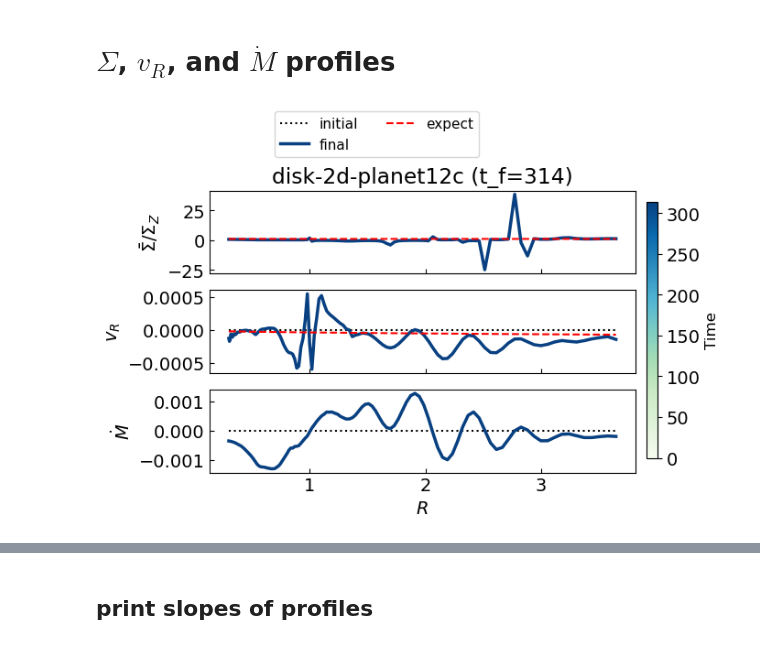
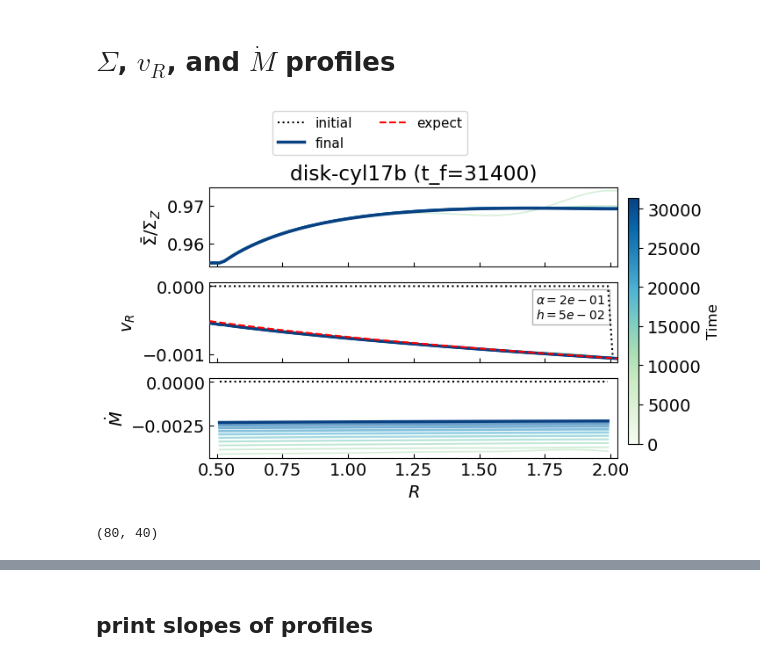
Before and after one commit to Jupiter1994/athena-warps, a Jupyter notebook: warped-disks/jiarus_diagnosis_2d.ipynb, the cells around one changed output, grey strips where cells are left out. Saved outputs shown, nothing was run; the diff lists cells and outputs as text; code cells hidden in the pictures.

```diff
--- a/warped-disks/jiarus_diagnosis_2d.ipynb
+++ b/warped-disks/jiarus_diagnosis_2d.ipynb
@@ -14,8 +14,8 @@ import athena_read
 import glob
 # %%
 ## Snapshots registration
-sim_name = 'disk-2d-planet12c'
-#sim_name = 'disk-cyl16'
+#sim_name = 'disk-2d-planet16'
+sim_name = 'disk-cyl17b'
 # sim_name = 'disk-jiaru9'
 path = '/scratch/phn2956/' + sim_name + '/'
 #path = '/scratch/phn2956/disk_2d_viscous_gap/'
@@ -24,7 +24,9 @@ snapshot_list = sorted(glob.glob(path+'disk.out1.*.athdf'))
 snapshot_list_uov = sorted(glob.glob(path+'disk.out4.*.athdf'))
 print("Number of snapshots:", len(snapshot_list))
 
-alpha = 1.e-2 # 1.e-2 # 0.004 # 0.2
+alpha = 0.2 # 5.e-2 # 1.e-2 # 0.004 # 0.2
 cs = 0.05 # 0.05 # 0.1
+Mp = 1e-3
+b = 0.05
 # nu = 1e-5 # kinematic viscosity
 # %% [output]
@@ -173,8 +203,9 @@ axs.legend(
 # %%
 ## Plot density, v_r, and Mdot
 
-snapshot_plot = snapshot_list[0:2:1]
-snapshot_plot_uov = snapshot_list_uov[0:2:1]
+inds = slice(0,101,10)
+snapshot_plot = snapshot_list[inds]
+snapshot_plot_uov = snapshot_list_uov[inds]
 
 ## NOTE: I think the color scaling is wrong when the first snapshot isn't i=0, but it's a minor point
 norm   = mcolors.PowerNorm(gamma=1.5, vmin=0, vmax=len(snapshot_plot)-1)
@@ -184,8 +215,13 @@ fig,axs = plt.subplots(3,1, figsize=(6,4),sharex=True,sharey=False)
 
 for i, (ath_frame, uov_frame) in enumerate(zip(snapshot_plot, snapshot_plot_uov)):
 
-    ath_data  = athena_read.athdf(ath_frame)#,num_ghost=0,quantities=["rho", "vel1"])
-    uov_data  = athena_read.athdf(uov_frame)#,num_ghost=0)
+    use_ghost_zones = True
+    if use_ghost_zones:
+        ath_data  = athena_read.athdf(ath_frame,num_ghost=2,quantities=["rho", "vel1"])
+        uov_data  = athena_read.athdf(uov_frame,num_ghost=0)
+    else:
+        ath_data  = athena_read.athdf(ath_frame)
+        uov_data  = athena_read.athdf(uov_frame)
     t_sim = ath_data['Time']
     #print('loading snapshot at t= %5.1f'%t_sim)
 
@@ -207,18 +243,27 @@ for i, (ath_frame, uov_frame) in enumerate(zip(snapshot_plot, snapshot_plot_uov)
     den = np.reshape(den, (N_R,N_phi))
     # Mdot at the cell's left face (in the R direction)
     Mdot_lf = np.swapaxes(uov_data['user_out_var0'],0,2)
-    Mdot_lf = np.reshape(Mdot_lf, (N_R,N_phi))
+    if use_ghost_zones:
+        Mdot_lf = np.reshape(Mdot_lf, (N_R-4,N_phi-4))
+    else:
+        Mdot_lf = np.reshape(Mdot_lf, (N_R,N_phi))
 
     ## \bar(Sigma) = azimuthally-averaged Sigma/"den", or
     ## \bar(Sigma)(R') = (1/2pi) * \int Sigma(R=R',phi) dphi
     Sigma_integrand = den*rad_2d*d_phi
-    Sigma_avg = np.sum(Sigma_integrand,axis=1)/(2*np.pi*rad_app)
+    if use_ghost_zones:
+        Sigma_avg = np.sum(Sigma_integrand[:,2:-2],axis=1)/(2*np.pi*rad_app)
+    else:
+        Sigma_avg = np.sum(Sigma_integrand,axis=1)/(2*np.pi*rad_app)
     #Sigma_avg = np.reshape(Sigma_avg, shape=len(rad_app))
 
     ## Mdot(R) = mass inflow rate, or:
     ## Mdot(R') = \int Sigma(R=R',phi)*v_R(R',phi) (R*dphi)
     Mdot_integrand = den*vx1*rad_2d*d_phi    #  *d_rad
-    Mdot = np.sum(Mdot_integrand[:,:],axis=1)
+    if use_ghost_zones:
+        Mdot = np.sum(Mdot_integrand[:,2:-2],axis=1)
+    else:
+        Mdot = np.sum(Mdot_integrand,axis=1)
     #Mdot = np.reshape(Mdot, shape=len(rad_app))
 
     ## mass-weighted v_R = Mdot / (2pi*R*\bar{Sigma}(R))
@@ -240,8 +285,8 @@ for i, (ath_frame, uov_frame) in enumerate(zip(snapshot_plot, snapshot_plot_uov)
     #Sigma_ss = Sigma_avg[-1] * (rad_app/rad_app[-1])**(-1.5)
 
     # take the sim's constant Mdot value as the truth
-    Mdot = np.sum(Mdot_lf[:,:], axis=1)
-    Mdot_const = Mdot#[5]
+    Mdot = np.sum(Mdot_lf, axis=1)
+    Mdot_const = Mdot[10] # arbitrary value
     H_R = cs * rad_app**(1.5) # scale height H(R)
     nu_R = alpha*cs*H_R
     Sigma_ss = -Mdot_const / (3*np.pi*nu_R)
@@ -251,7 +296,10 @@ for i, (ath_frame, uov_frame) in enumerate(zip(snapshot_plot, snapshot_plot_uov)
     axs[1].plot(rad_app,vr,**kws)
 
     # plot the Mdot outputted by Athena
-    axs[2].plot(rad_app,Mdot,**kws)
+    if use_ghost_zones:
+        axs[2].plot(rad_app[2:-2],Mdot,**kws)
+    else:
+        axs[2].plot(rad_app,Mdot,**kws)
 
 sm = plt.cm.ScalarMappable(cmap=GnBu, norm=plt.Normalize(vmin=0, vmax=t_sim))
 cbar_ax = fig.add_axes([0.92, 0.15, 0.02, 0.7]) # [from left, from bottom, width, height]
@@ -263,7 +311,7 @@ cbar.set_label('Time', fontsize=12)
 #vR_sol    = vr[-1] * (rad_app/rad_app[-1])**0.5
 
 # take the sim's constant Mdot value as the truth
-Mdot_const = Mdot[60]
+Mdot_const = Mdot[10] # arbitrary value
 H_R = cs * rad_app**(1.5) # scale height H(R)
 nu_R = alpha*cs*H_R
 Sigma_sol = -Mdot_const / (3*np.pi*nu_R)
@@ -279,7 +327,7 @@ kws_theory = {'c': 'r', 'lw': 1.5, 'ls': '--', 'zorder': zorder+200}
 #DeltaT = 1.4e-4
 # Sig_fit = 1 + (DeltaT/Mdot_const) * rad_app**(-1/2)
 Sig_fit = 1 + 2*(cs**2) * rad_app**(-1/2)
-axs[0].plot(rad_app,Sig_fit,**kws_theory)
+#axs[0].plot(rad_app,Sig_fit,**kws_theory)
 Sigma_sol = np.zeros(Mdot.shape) + 1 # + (129/172)
 #axs[0].plot(rad_app,Sigma_sol,**kws_theory)
 #axs[1].plot(ath_data['x1f'][:-1],vR_sol,**kws_theory)
@@ -292,11 +340,11 @@ axs[0].set_ylabel(r'$\bar{\Sigma}/\Sigma_{Z}$')
 axs[1].set_ylabel(r'$v_{R}$')
 axs[2].set_ylabel(r'$\dot{M}$')
 axs[-1].set_xlabel(r'$R$')
-#axs[-1].set_xlim(rad_app[[0,23]])
+axs[-1].set_xlim(rad_app[[0,-1]])
 
-#axs[0].set_ylim(0., 1.3)
+#axs[0].set_ylim(0.8, 1.05)
 #axs[1].set_ylim(-5.e-3, 0.5e-3)
-#axs[2].set_ylim(-4e-4, -2e-4)
+#axs[2].set_ylim(-3.5e-4, -1.5e-4)
 
 for ax in axs.flatten():
     ax.tick_params(which='both',direction='in')
@@ -314,39 +362,48 @@ if use_wk:
                 ((rad_app > r_owkz) & (rad_app < r_out))
 
     axs[0].fill_between(rad_app, axs[0].get_ylim()[0], axs[0].get_ylim()[1],
                 where = where, facecolor='red', alpha=0.05)
     axs[1].fill_between(rad_app, axs[1].get_ylim()[0], axs[1].get_ylim()[1], \
                 where = where, facecolor='red', alpha=0.05)
     axs[2].fill_between(rad_app, axs[2].get_ylim()[0], axs[2].get_ylim()[1], \
                 where = where, facecolor='red', alpha=0.05)
 
     axs[0].plot([],[],color='red',linewidth=10, alpha=0.05, label='wave-killing zones')
 
 axs[0].legend(
     fontsize=11,
     loc='upper left',
     bbox_to_anchor=(0.15, 1.52, 1.02, .452),
     ncol=2,
     #mode="expand",
     borderaxespad=0.1
 )
 
 axs[0].set_title(sim_name + " (t_f=%.0f)"%t_sim)
 
 ### show problem parameters in figure as a text box
-#textstr1 = r'$\Delta T$=%.2e' % (DeltaT,)
-## these are matplotlib.patch.Patch properties
-#props = dict(boxstyle='square', facecolor='white', alpha=0.3)
+textstr1 = '\n'.join((
+    r'$\alpha=%.e$' % (alpha, ),
+    r'$h=%.e$' % (cs, )))#,
+#    r'$q=%.e$' % (Mp, ),
+#    r'$b=%.e$' % (b, )))
+# these are matplotlib.patch.Patch properties
+props = dict(boxstyle='square', facecolor='white', alpha=0.3)
 # place a text box in upper left in axes coords
-# axs[0].text(0.05, 0.75, textstr1, transform=axs[0].transAxes, fontsize=10,
-#         verticalalignment='bottom', bbox=props)
+axs[1].text(0.8, 0.55, textstr1, transform=axs[1].transAxes, fontsize=10,
+        #verticalalignment='top',
+            bbox=props)
 
 save_fig = False
 if save_fig:
 
     plt.savefig("Figs/Snapshots/" + sim_name + "-snapshots.png", bbox_inches='tight')
 # %% [output]
-[figure, old version]
+[figure, new version]
+# %%
+Mdot_lf.shape
+# %% [output]
+(80, 40)
 # %%
 xminus = -0.107
 xplus = 0.119
```
Also changed, not shown: parts of 5 cells of this notebook, 6 other files.
